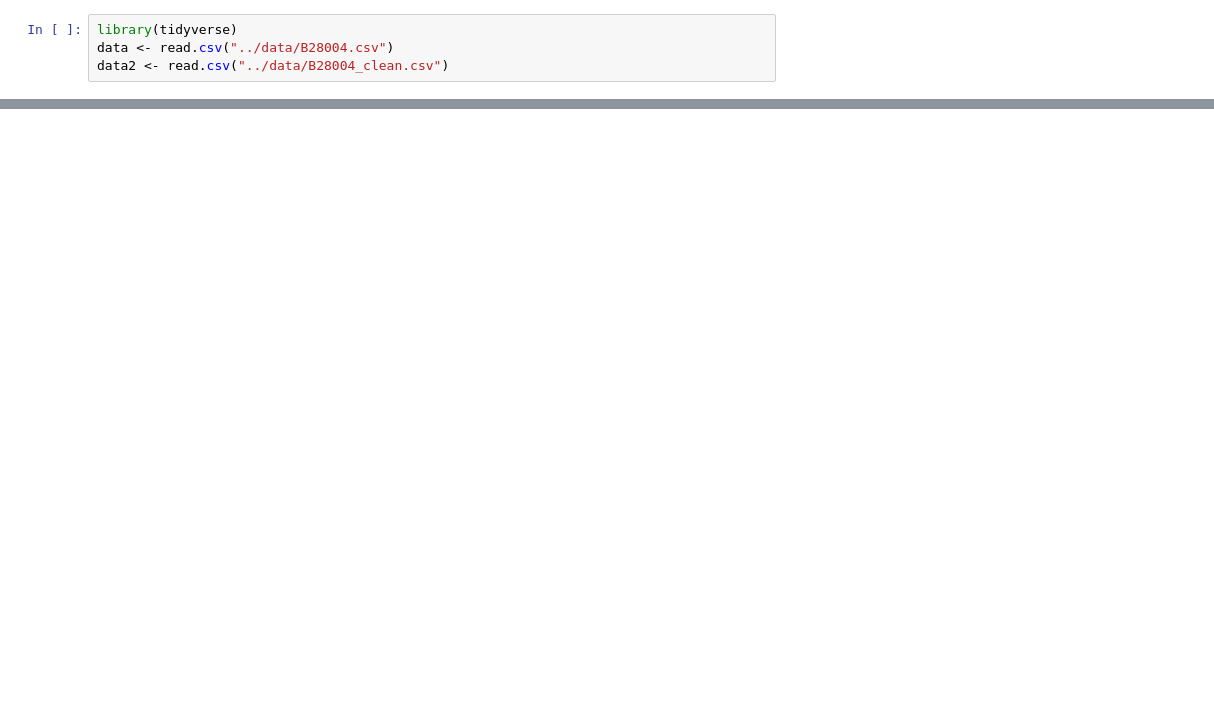
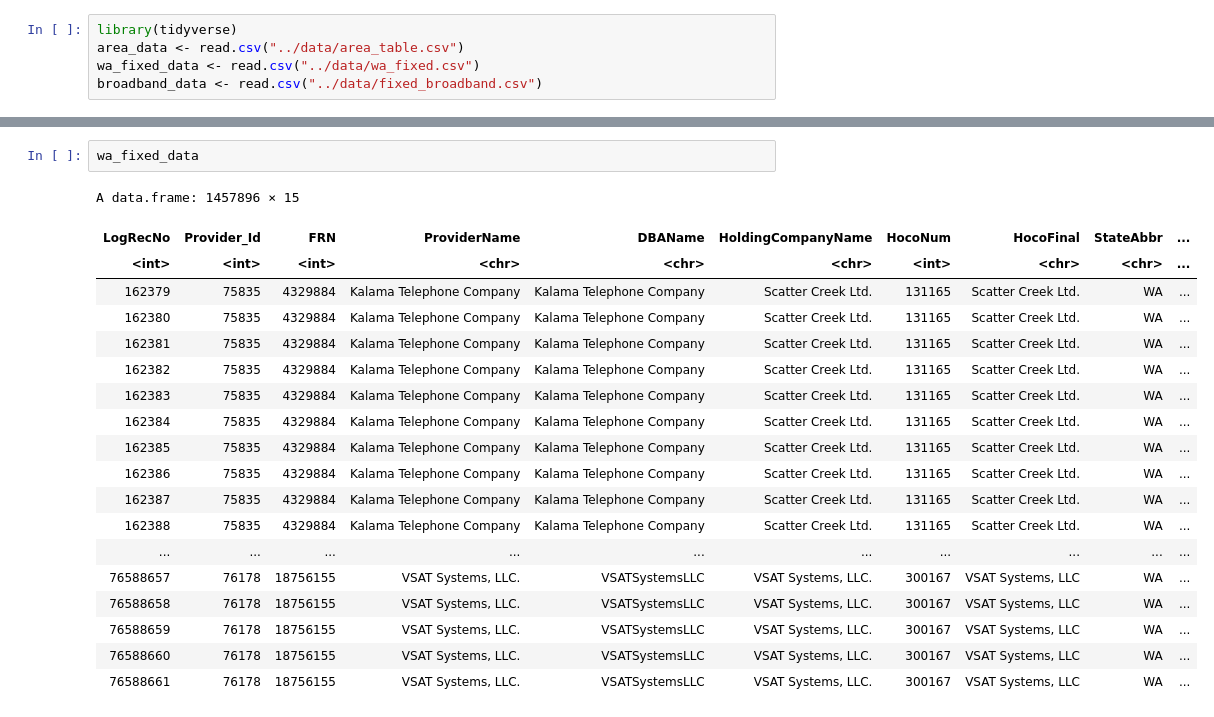
Before and after one commit to nicholasptran/eastern-washington-digital-equity, a Jupyter notebook: app/notebooks/nicholas.ipynb, the cells around one changed output, grey strips where cells are left out. Cells and saved outputs as stored; diff of their text form; blank space fills up the shorter version.

Commit message:
added intro and data

```diff
--- a/app/notebooks/nicholas.ipynb
+++ b/app/notebooks/nicholas.ipynb
@@ -1,4 +1,5 @@
 # %%
 library(tidyverse)
-data <- read.csv("../data/B28004.csv")
-data2 <- read.csv("../data/B28004_clean.csv")
+area_data <- read.csv("../data/area_table.csv")
+wa_fixed_data <- read.csv("../data/wa_fixed.csv")
+broadband_data <- read.csv("../data/fixed_broadband.csv")
@@ -26,0 +37,22 @@ A data.frame: 25 × 389
+# %%
+wa_fixed_data
+# %% [output]
+A data.frame: 1457896 × 15
+| LogRecNo | Provider_Id | FRN | ProviderName | DBAName | HoldingCompanyName | HocoNum | HocoFinal | StateAbbr | ... |
+| <int> | <int> | <int> | <chr> | <chr> | <chr> | <int> | <chr> | <chr> | ... |
+| 162379 | 75835 | 4329884 | Kalama Telephone Company | Kalama Telephone Company | Scatter Creek Ltd. | 131165 | Scatter Creek Ltd. | WA | ... |
+| 162380 | 75835 | 4329884 | Kalama Telephone Company | Kalama Telephone Company | Scatter Creek Ltd. | 131165 | Scatter Creek Ltd. | WA | ... |
+| 162381 | 75835 | 4329884 | Kalama Telephone Company | Kalama Telephone Company | Scatter Creek Ltd. | 131165 | Scatter Creek Ltd. | WA | ... |
+| 162382 | 75835 | 4329884 | Kalama Telephone Company | Kalama Telephone Company | Scatter Creek Ltd. | 131165 | Scatter Creek Ltd. | WA | ... |
+| 162383 | 75835 | 4329884 | Kalama Telephone Company | Kalama Telephone Company | Scatter Creek Ltd. | 131165 | Scatter Creek Ltd. | WA | ... |
+| 162384 | 75835 | 4329884 | Kalama Telephone Company | Kalama Telephone Company | Scatter Creek Ltd. | 131165 | Scatter Creek Ltd. | WA | ... |
+| 162385 | 75835 | 4329884 | Kalama Telephone Company | Kalama Telephone Company | Scatter Creek Ltd. | 131165 | Scatter Creek Ltd. | WA | ... |
+| 162386 | 75835 | 4329884 | Kalama Telephone Company | Kalama Telephone Company | Scatter Creek Ltd. | 131165 | Scatter Creek Ltd. | WA | ... |
+| 162387 | 75835 | 4329884 | Kalama Telephone Company | Kalama Telephone Company | Scatter Creek Ltd. | 131165 | Scatter Creek Ltd. | WA | ... |
+| 162388 | 75835 | 4329884 | Kalama Telephone Company | Kalama Telephone Company | Scatter Creek Ltd. | 131165 | Scatter Creek Ltd. | WA | ... |
+| ... | ... | ... | ... | ... | ... | ... | ... | ... | ... |
+| 76588657 | 76178 | 18756155 | VSAT Systems, LLC. | VSATSystemsLLC | VSAT Systems, LLC. | 300167 | VSAT Systems, LLC | WA | ... |
+| 76588658 | 76178 | 18756155 | VSAT Systems, LLC. | VSATSystemsLLC | VSAT Systems, LLC. | 300167 | VSAT Systems, LLC | WA | ... |
+| 76588659 | 76178 | 18756155 | VSAT Systems, LLC. | VSATSystemsLLC | VSAT Systems, LLC. | 300167 | VSAT Systems, LLC | WA | ... |
+| 76588660 | 76178 | 18756155 | VSAT Systems, LLC. | VSATSystemsLLC | VSAT Systems, LLC. | 300167 | VSAT Systems, LLC | WA | ... |
+| 76588661 | 76178 | 18756155 | VSAT Systems, LLC. | VSATSystemsLLC | VSAT Systems, LLC. | 300167 | VSAT Systems, LLC | WA | ... |
```
Also changed, not shown: parts of 5 cells of this notebook, 2 other files.
